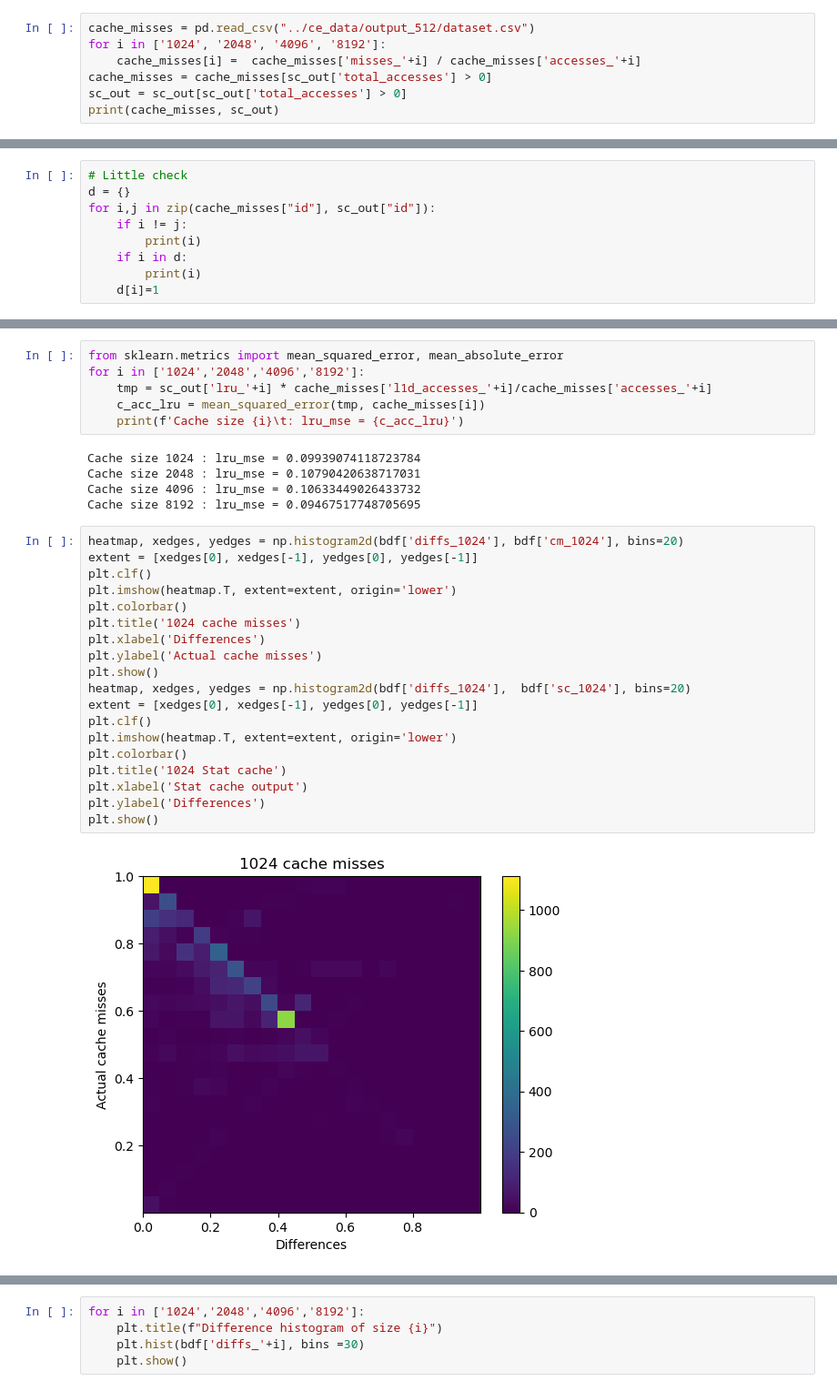
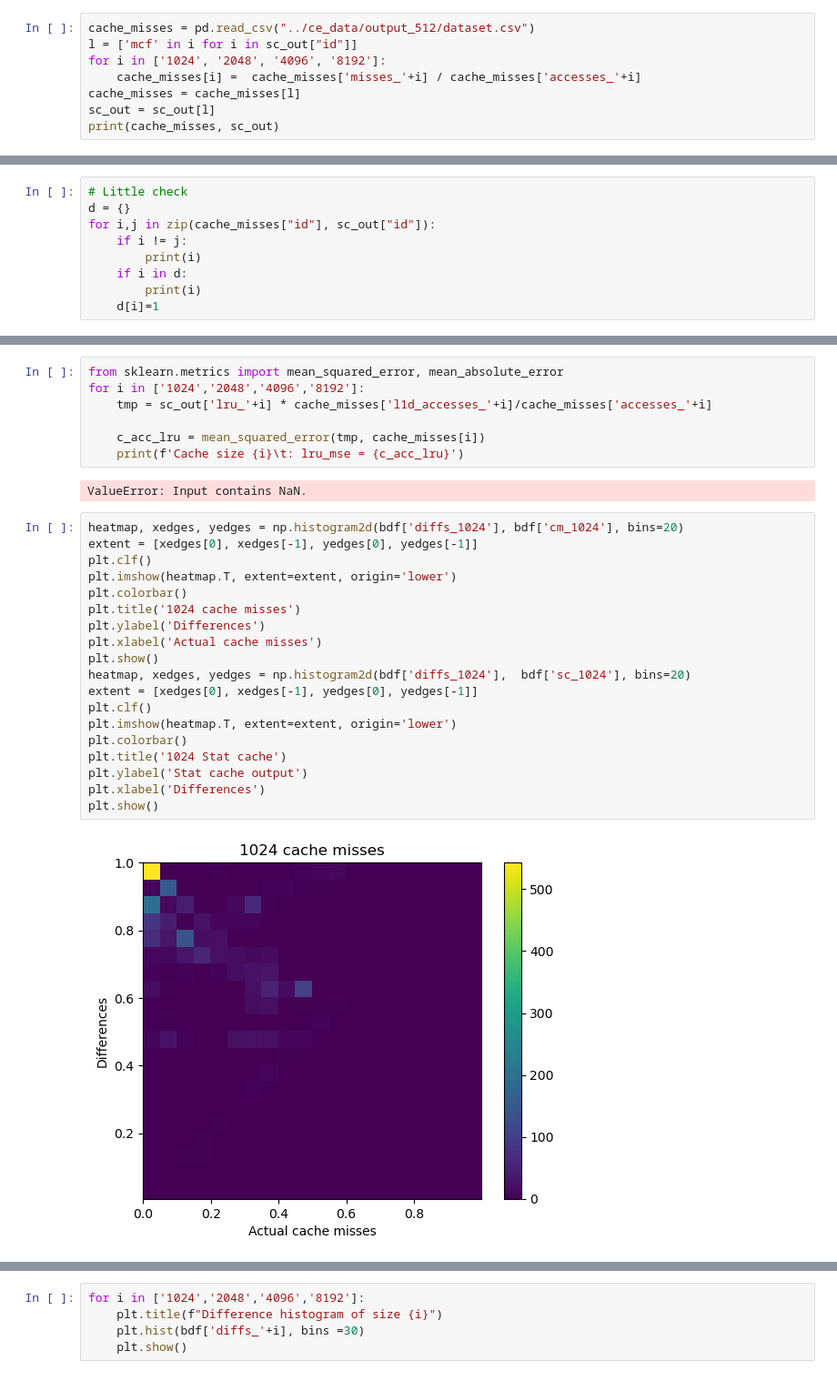
Before and after one commit to MarkRamosS/CacheEstimator, a Jupyter notebook: statCache.ipynb, the cells around one changed output, grey strips where cells are left out. Shown at 91% size. Saved outputs shown, nothing was run; the diff lists cells and outputs as text.

```diff
--- a/statCache.ipynb
+++ b/statCache.ipynb
@@ -38,9 +38,10 @@ print(sc_out)
 [7296 rows x 20 columns]
 # %%
 cache_misses = pd.read_csv("../ce_data/output_512/dataset.csv")
+l = ['mcf' in i for i in sc_out["id"]]
 for i in ['1024', '2048', '4096', '8192']:
     cache_misses[i] =  cache_misses['misses_'+i] / cache_misses['accesses_'+i]
-cache_misses = cache_misses[sc_out['total_accesses'] > 0]
-sc_out = sc_out[sc_out['total_accesses'] > 0]
+cache_misses = cache_misses[l]
+sc_out = sc_out[l]
 print(cache_misses, sc_out)
 # %% [output]
@@ -93,31 +94,29 @@ Cache size 8192 : lru_mse = 0.0903183406618082
 from sklearn.metrics import mean_squared_error, mean_absolute_error
 for i in ['1024','2048','4096','8192']:
     tmp = sc_out['lru_'+i] * cache_misses['l1d_accesses_'+i]/cache_misses['accesses_'+i]
+
     c_acc_lru = mean_squared_error(tmp, cache_misses[i])
     print(f'Cache size {i}\t: lru_mse = {c_acc_lru}')
 # %% [output]
-Cache size 1024 : lru_mse = 0.09939074118723784
-Cache size 2048 : lru_mse = 0.10790420638717031
-Cache size 4096 : lru_mse = 0.10633449026433732
-Cache size 8192 : lru_mse = 0.09467517748705695
+ValueError: Input contains NaN.
 # %%
 heatmap, xedges, yedges = np.histogram2d(bdf['diffs_1024'], bdf['cm_1024'], bins=20)
 extent = [xedges[0], xedges[-1], yedges[0], yedges[-1]]
 plt.clf()
 plt.imshow(heatmap.T, extent=extent, origin='lower')
 plt.colorbar()
 plt.title('1024 cache misses')
-plt.xlabel('Differences')
-plt.ylabel('Actual cache misses')
+plt.ylabel('Differences')
+plt.xlabel('Actual cache misses')
 plt.show()
 heatmap, xedges, yedges = np.histogram2d(bdf['diffs_1024'],  bdf['sc_1024'], bins=20)
 extent = [xedges[0], xedges[-1], yedges[0], yedges[-1]]
 plt.clf()
 plt.imshow(heatmap.T, extent=extent, origin='lower')
 plt.colorbar()
 plt.title('1024 Stat cache')
-plt.xlabel('Stat cache output')
-plt.ylabel('Differences')
+plt.ylabel('Stat cache output')
+plt.xlabel('Differences')
 plt.show()
 # %% [output]
-[figure, old version]
+[figure, new version]
```
Also changed, not shown: parts of 6 cells of this notebook.
